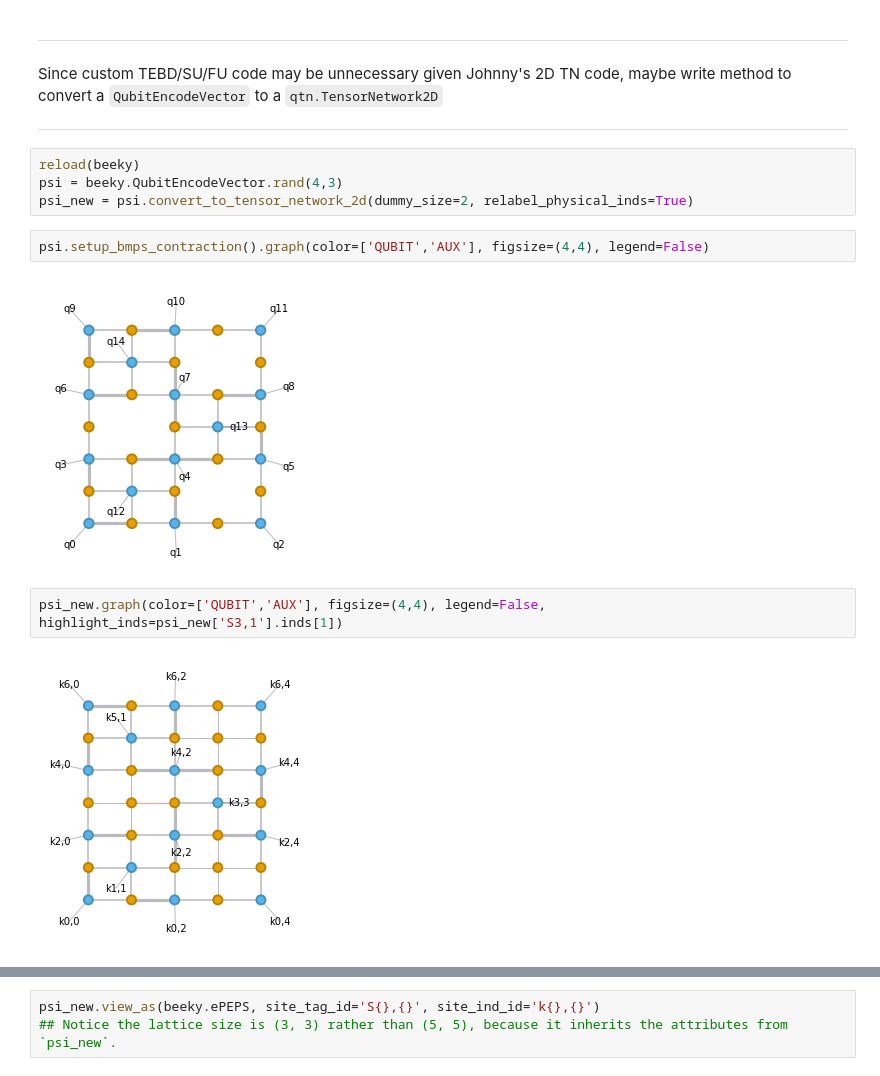
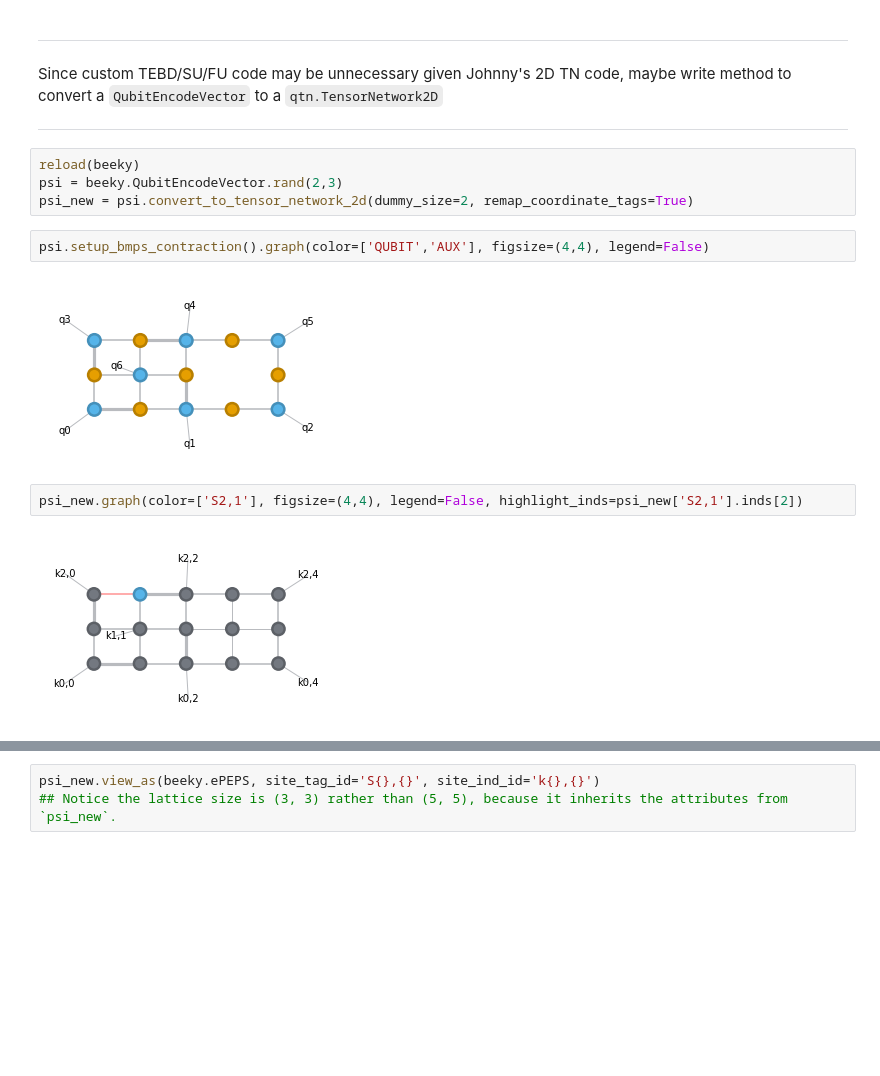
Before and after one commit to gabrielwoolls/fermion-encoding, a Jupyter notebook: Examples-Testing.ipynb, the cells around one changed output, grey strips where cells are left out. Saved outputs shown, nothing was run; the diff lists cells and outputs as text; blank space fills up the shorter version.

```diff
--- a/Examples-Testing.ipynb
+++ b/Examples-Testing.ipynb
@@ -385,15 +385,15 @@ Since custom TEBD/SU/FU code may be unnecessary given Johnny's 2D TN code, maybe
 ***
 # %%
 reload(beeky)
-psi = beeky.QubitEncodeVector.rand(4,3)
-psi_new = psi.convert_to_tensor_network_2d(dummy_size=2, relabel_physical_inds=True)
+psi = beeky.QubitEncodeVector.rand(2,3)
+psi_new = psi.convert_to_tensor_network_2d(dummy_size=2, remap_coordinate_tags=True)
 # %%
 psi.setup_bmps_contraction().graph(color=['QUBIT','AUX'], figsize=(4,4), legend=False)
 # %% [output]
-[figure, old version]
+[figure, new version]
 # %%
-psi_new.graph(color=['QUBIT','AUX'], figsize=(4,4), legend=False, highlight_inds=psi_new['S3,1'].inds[1])
+psi_new.graph(color=['S2,1'], figsize=(4,4), legend=False, highlight_inds=psi_new['S2,1'].inds[2])
 # %% [output]
-[figure, old version]
+[figure, new version]
 # %%
 reload(beeky)
```
Also changed, not shown: parts of 4 cells of this notebook, 2 other files.
